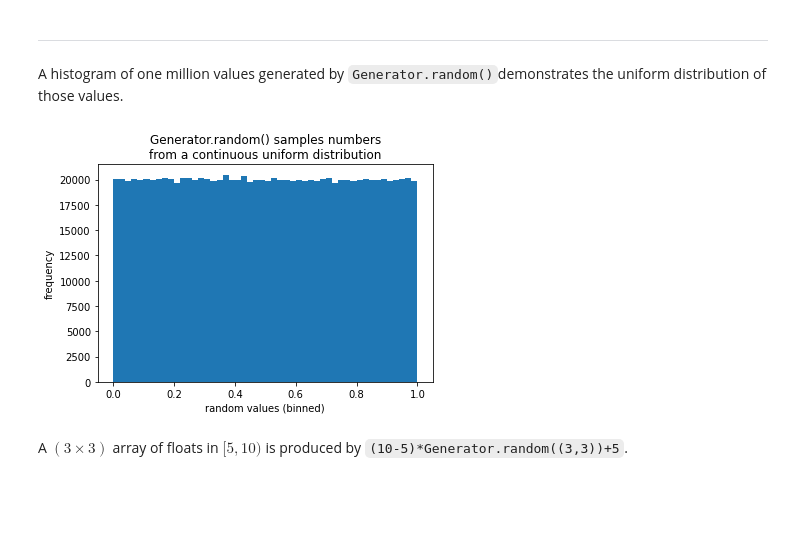
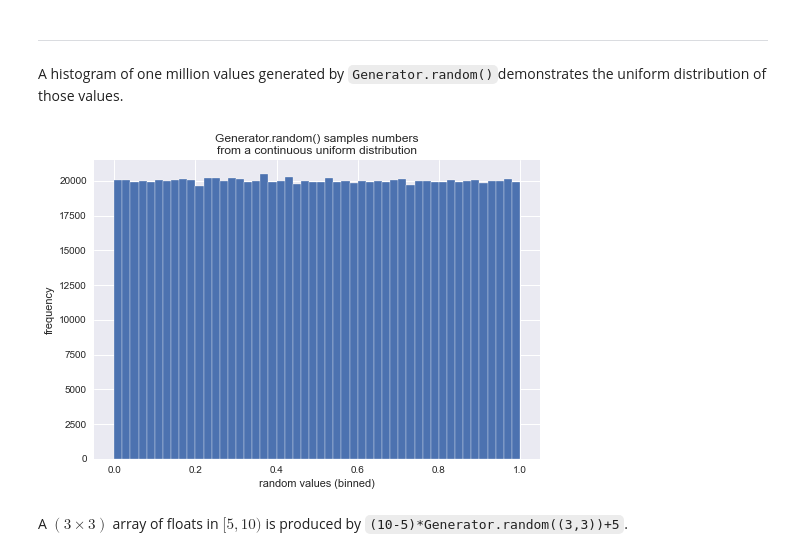
Before and after one commit to fod/numpy-random, a Jupyter notebook: numpy-random.ipynb, the cells around one changed output. Drawn from its saved outputs; the diff is of its cells as text; code cells hidden in the pictures; blank space fills up the shorter version.

```diff
--- a/numpy-random.ipynb
+++ b/numpy-random.ipynb
@@ -37,6 +37,9 @@ import matplotlib.pyplot as plt
 
 from tabulate import tabulate
 from faker import Faker
+# %%
+# Set global plot style
+plt.style.use('seaborn')
 # %% [markdown]
 The recommended method for intialising a random number generator is with the `numpy.random.default_rng()` function [1]. This returns a `Generator` object. The `Generator`'s bit generator can be accessed via its `bit_generator` attribute. It can be seen here that calling `default_rng` has returned a `Generator` intitialised with the `PCG64` bit generator.
 # %%
@@ -222,17 +225,17 @@ A histogram of one million values generated by `Generator.random()`demonstrates
 # %%
 # Generate array of 1000000 random floats in [0.0, 1.0)
 floats = rng.random(1000000)
 
 #Plot a histogram with 50 bins
-plt.hist(floats, bins=50)
+plt.hist(floats, bins=50, edgecolor='white')
 # Get current figure and Axes and set axis labels and plot title
 ax = plt.gcf().gca()
 ax.set_xlabel('random values (binned)')
 ax.set_ylabel('frequency')
 plt.title("Generator.random() samples numbers\nfrom a continuous uniform distribution")
 plt.show()
 # %% [output]
-[figure, old version]
+[figure, new version]
 # %% [markdown]
 A $(3\times 3)$ array of floats in $[5,10)$ is produced by `(10-5)*Generator.random((3,3))+5`.
 # %%
```
Also changed, not shown: parts of 17 cells of this notebook.
